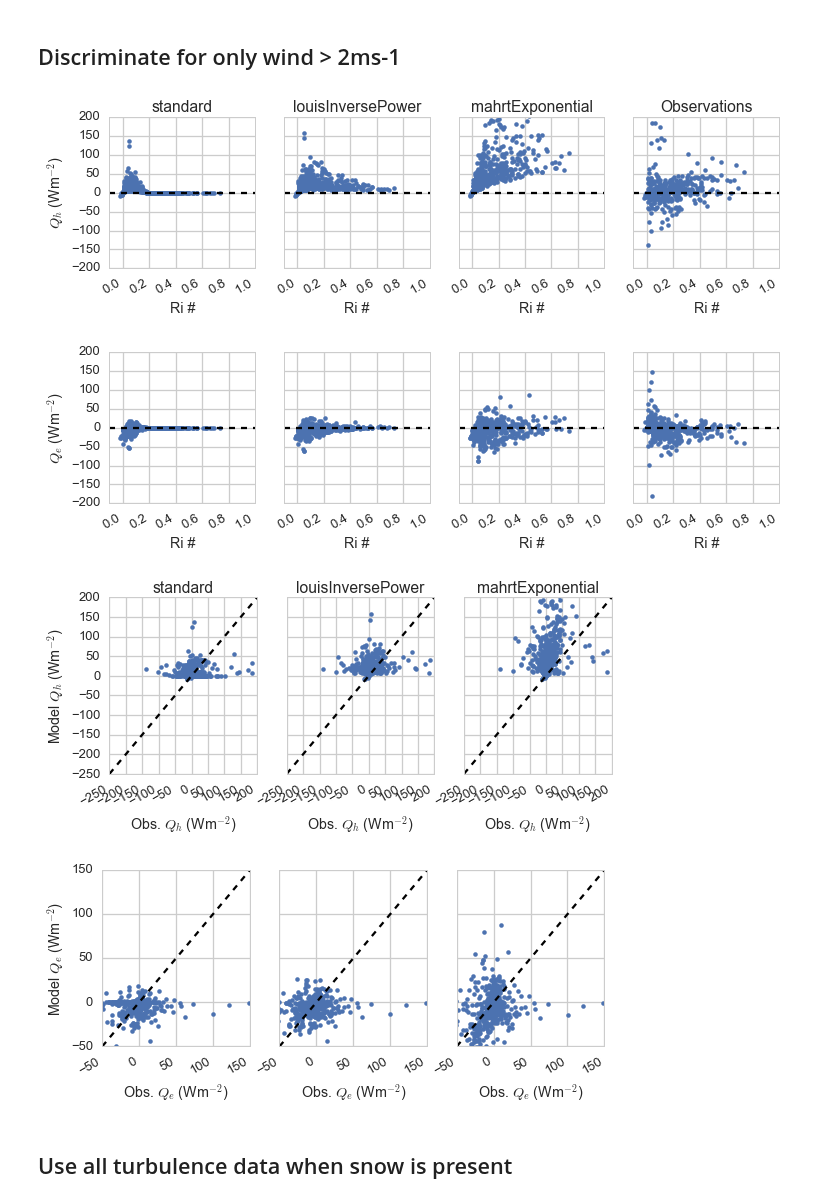
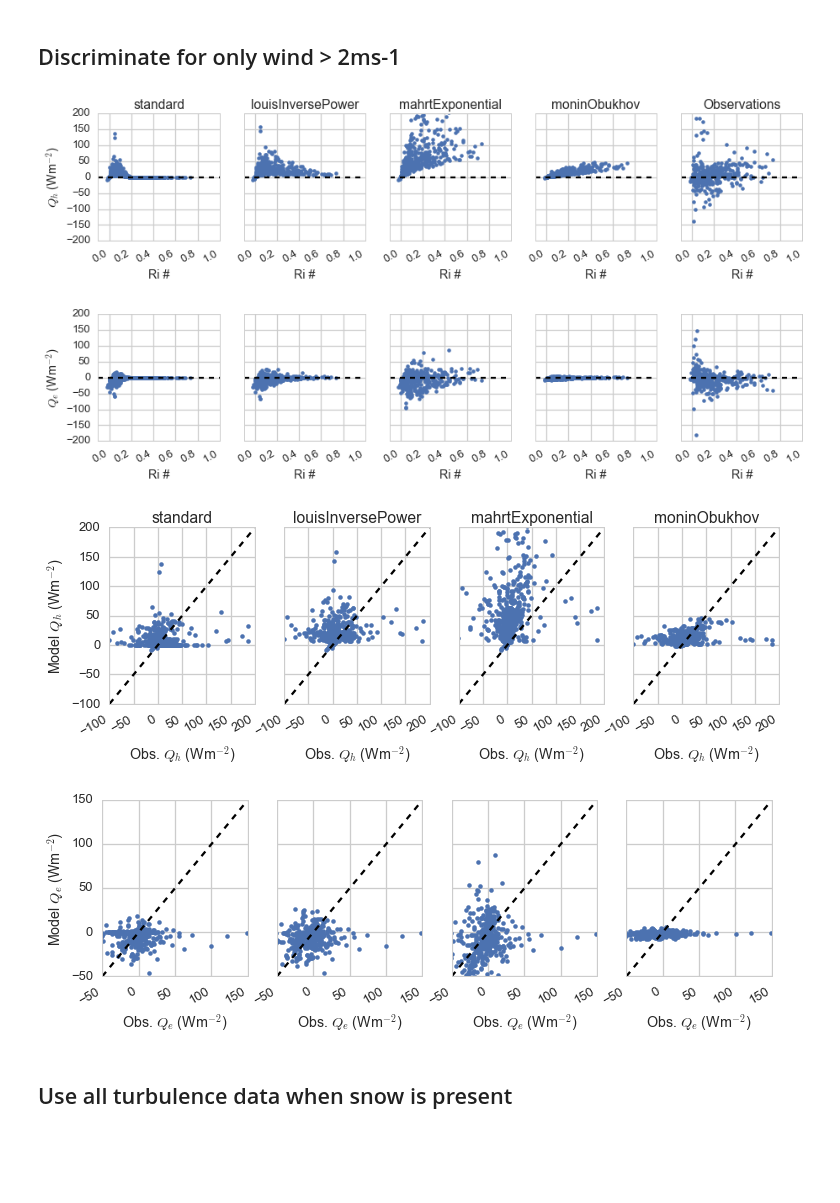
Before and after one commit to klapo/TurbulenceFeedbacks, a Jupyter notebook: TF.SUMMATurbConversion_SNQ.ipynb, the cells around one changed output. Cells and saved outputs as stored; diff of their text form; code cells hidden in the pictures; blank space fills up the shorter version.

```diff
--- a/TF.SUMMATurbConversion_SNQ.ipynb
+++ b/TF.SUMMATurbConversion_SNQ.ipynb
@@ -560,28 +81,29 @@ latent = xray.Dataset()
 latent.coords['time'] = support.time[ind]
 
 for stab in ixStability:
-    senHeatGround = np.ones(support.time[ind].size)*-9999       # sensible heat flux from ground surface (W m-2)
-    latHeatGround = np.ones(support.time[ind].size)*-9999       # latent heat flux from ground surface (W m-2)
+    senHeatGround = np.ones(support.time[ind].size)*np.nan       # sensible heat flux from ground surface (W m-2)
+    latHeatGround = np.ones(support.time[ind].size)*np.nan       # latent heat flux from ground surface (W m-2)
 
     # Loop over each time step with snow
     for n,d in enumerate(support.time[ind]):
         # Met data at Snoqualmie on the given date
         ds = support.sel(time=d)
-        snowDepth = ds.Snowdepth        # (m)
-        airpres = ds.SurfPres*100       # (hPa) -> (Pa)
-        VPair = ds.Vap_press_6*1000     # (kPa) -> (Pa)
-        groundTemp = ds.Tsrf+273.15     # (C) -> (K)
-        airtemp = ds.T6+273.15          # (C) -> (K)
-        windspd = ds.WIND               # (m/s)
+        snowDepth = ds.Snowdepth  # (m)
+        airVaporPress = ds.Vap_press_6  * 1000  # (kPa) -> (Pa)
+        airTemp = ds.T6+273.15  # (C) -> (K)
+        sfcTemp = ds.Tsrf+273.15  # (C) -> (K)
+        sfcVaporPress, _ = turbpy.conversionTools.satVapPress(sfcTemp)
+        windspd = ds.WIND  # (m/s)
 
-        ## SUMMA Turbulence routine
-        x1,x2,senHeatGround[n],latHeatGround[n],x3,x4 = \
-                     turbFluxes(ixDerivMethod,stab,airtemp,\
-                                airpres,VPair,windspd,groundTemp,\
-                                soilRelHumidity,mHeight)
+        if np.any(np.isnan([snowDepth, airTemp, sfcTemp, airVaporPress, sfcVaporPress, windspd])):
+            continue
+        else:
+            # Offline turbulence
+            (_, _, senHeatGround[n], latHeatGround[n], _, _, _, _) = turbpy.turbFluxes(
+                airTemp, 101000, airVaporPress, windspd, sfcTemp, sfcVaporPress, snowDepth, mHeight,
+                groundSnowFraction=1, ixStability=stab, z0Ground=.005,
+                )
 
-    senHeatGround[senHeatGround == -9999] = np.nan
-    latHeatGround[latHeatGround == -9999] = np.nan
     sensible[stab] = (('time'),senHeatGround)
     latent[stab] = (('time'),latHeatGround)
 # %%
@@ -593,17 +115,14 @@ latent.to_netcdf('TF.SNQ_wind2msSP.OfflineTurb.latent.nc')
 ########
 # Sensible
 os.chdir(dirPrint)
-fig,axes = plt.subplots(1,4,sharey=True,figsize=(12,3))
+fig,axes = plt.subplots(1,5,sharey=True,figsize=(15,3))
 Qmax = 200
 Qmin = -200
 RiMax = 1.
 RiMin = -0.1
 
-Ri = bulkRichardson(support.T6[ind]+273.15,
-                    support.Tsrf[ind]+273.15,
-                    support.WIND[ind],
-                    mHeight-support.Snowdepth[ind],
-                    False)
+Ri = turbpy.bulkRichardson(support.T6[ind]+273.15, support.Tsrf[ind]+273.15, support.WIND[ind],
+                           mHeight-support.Snowdepth[ind], False)
 
 for n,stab in enumerate(ixStability):
     ax = axes[n]
@@ -632,43 +151,43 @@ fig.autofmt_xdate()
 
 ########
 # Latent
 os.chdir(dirPrint)
-fig,axes = plt.subplots(1,4,sharey=True,figsize=(12,3))
+fig,axes = plt.subplots(1,5,sharey=True,figsize=(15,3))
 
 for n,stab in enumerate(ixStability):
     ax = axes[n]
     ax.plot(Ri[0], latent[stab],'.',label=stab)
     ax.plot([RiMin,RiMax],[0,0],'k--')
     ax.set_ylim(Qmin,Qmax)
     ax.set_xlim(RiMin,RiMax)
     ax.set_xlabel('Ri #')
 #     ax.set_title(stab)
 
 ax = axes[0]
 ax.set_ylabel('$Q_e$ (Wm$^{-2}$)')
 
 ax = axes[-1]
 ax.plot(Ri[0], \
         support.LatFlux[ind],\
         '.',label='Observations')
 ax.plot([RiMin,RiMax],[0,0],'k--')
 ax.set_ylim(Qmin,Qmax)
 ax.set_xlim(RiMin,RiMax)
 ax.set_xlabel('Ri #')
 # ax.set_title('Observations')
 
 fig.autofmt_xdate()
 # fig.savefig('ATMS547.OfflineTurb.SNQ_wind2ms.Latent_Ri.pdf')
 # %% [output]
-[figure, old version]
+[figure, new version]
-[figure, old version]
+[figure, new version]
 # %%
 ########
 # Model Sensible vs Obs Sensible
 os.chdir(dirPrint)
-fig,axes = plt.subplots(1,3,sharey=True,figsize=(9,3.5))
+fig,axes = plt.subplots(1,4,sharey=True,figsize=(12,3.5))
 Qmax = 200
-Qmin = -250
+Qmin = -100
 
 for n,stab in enumerate(ixStability):
     ax = axes[n]
@@ -688,7 +207,7 @@ fig.autofmt_xdate()
 ########
 # Model Latent vs Obs Latent
 os.chdir(dirPrint)
-fig,axes = plt.subplots(1,3,sharey=True,figsize=(9,3.5))
+fig,axes = plt.subplots(1,4,sharey=True,figsize=(12,3.5))
 Qmax = 150
 Qmin = -50
 
@@ -707,8 +226,8 @@ ax.set_ylabel('Model $Q_e$ (Wm$^{-2}$)')
 fig.autofmt_xdate()
 # fig.savefig('ATMS547.OfflineTurb.SNQ_wind2ms.Latent.pdf')
 # %% [output]
-[figure, old version]
+[figure, new version]
-[figure, old version]
+[figure, new version]
 # %% [markdown]
 ## Use all turbulence data when snow is present
 # %%
```
Also changed, not shown: parts of 25 cells of this notebook.
